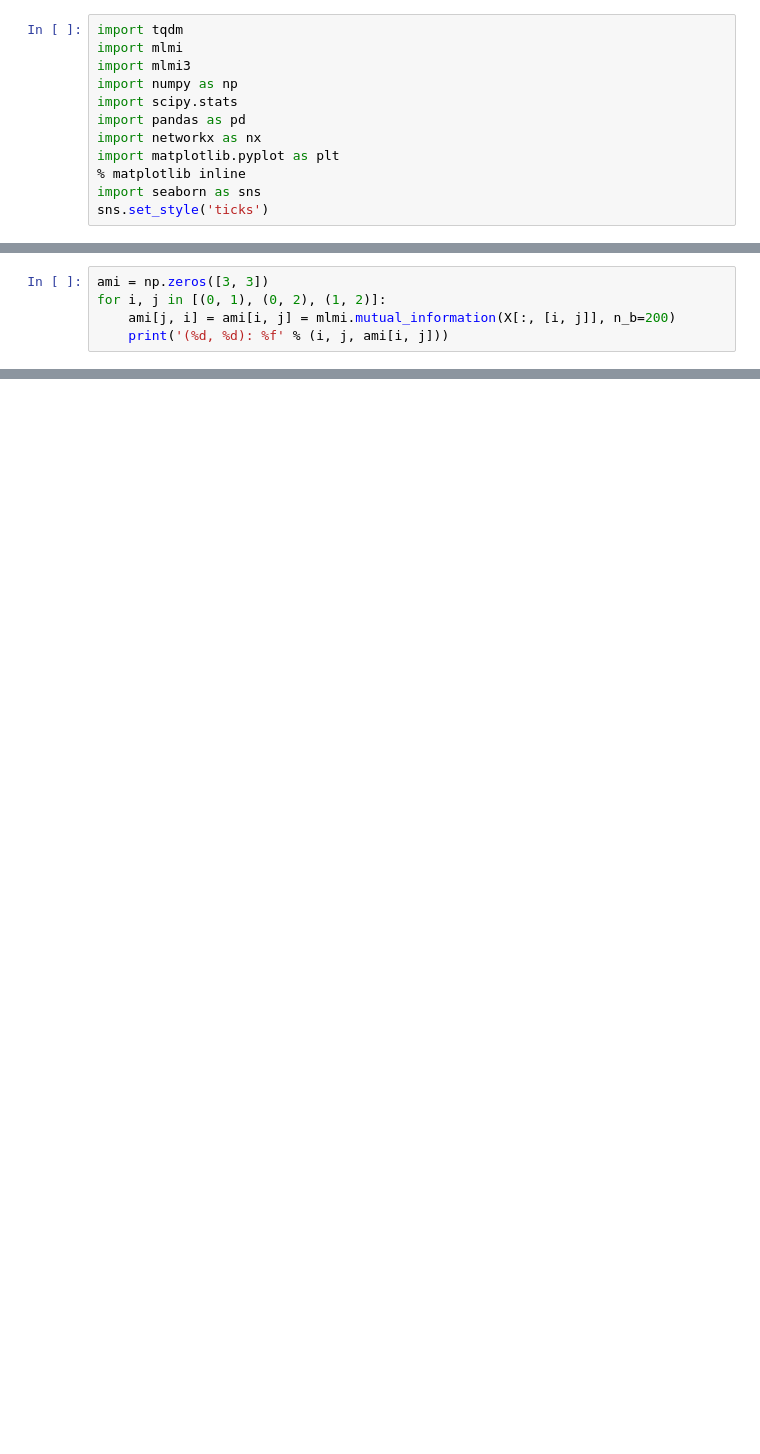
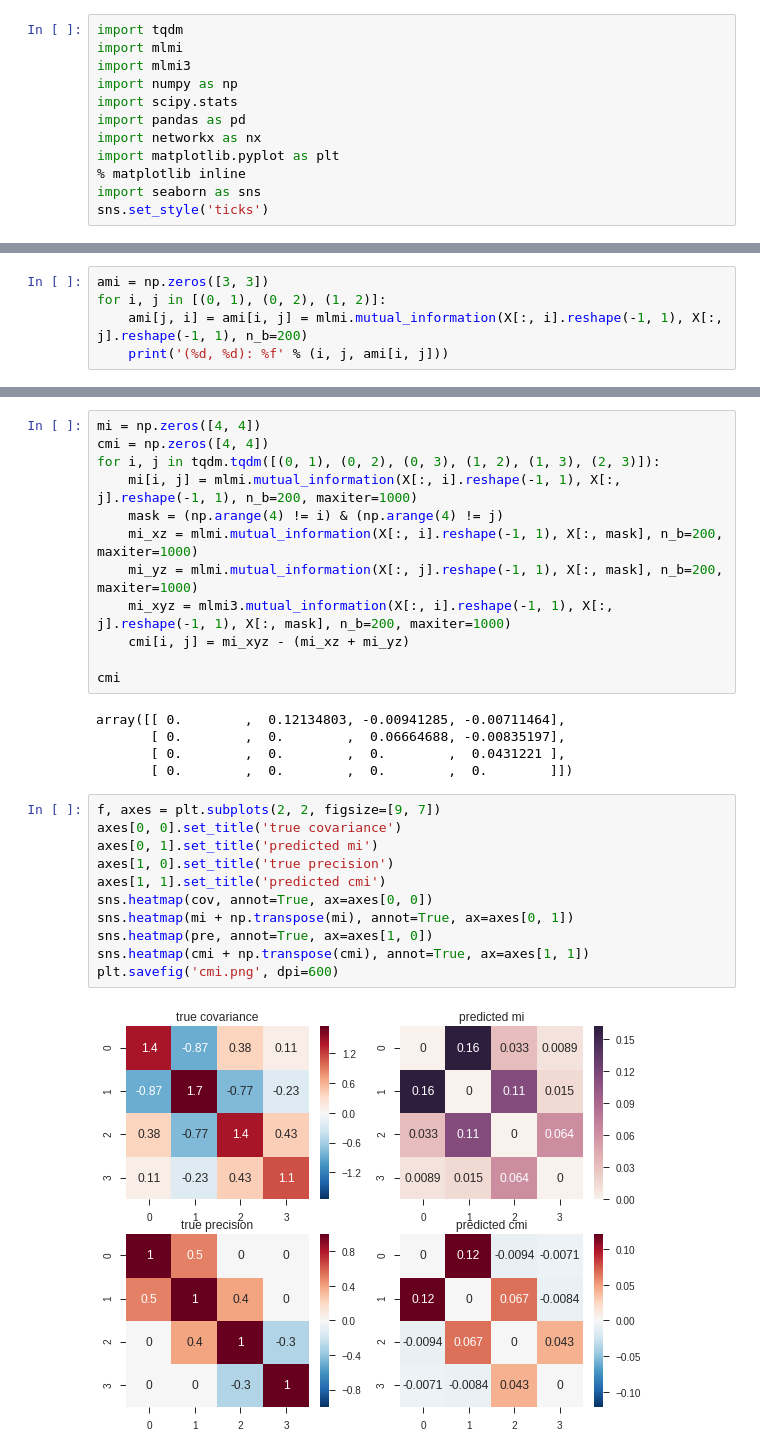
Before and after one commit to y-takashina/density_ratio, a Jupyter notebook: cmi.ipynb, the cells around one changed output, grey strips where cells are left out. Saved outputs shown, nothing was run; the diff lists cells and outputs as text; blank space fills up the shorter version.

```diff
--- a/cmi.ipynb
+++ b/cmi.ipynb
@@ -28,5 +19,5 @@ sns.pairplot(pd.DataFrame(X))
 # %%
 ami = np.zeros([3, 3])
 for i, j in [(0, 1), (0, 2), (1, 2)]:
-    ami[j, i] = ami[i, j] = mlmi.mutual_information(X[:, [i, j]], n_b=200)
+    ami[j, i] = ami[i, j] = mlmi.mutual_information(X[:, i].reshape(-1, 1), X[:, j].reshape(-1, 1), n_b=200)
     print('(%d, %d): %f' % (i, j, ami[i, j]))
@@ -92,0 +49,30 @@ array([[ 0.        ,  0.13839901,  0.00090869,  0.00275229],
+# %%
+mi = np.zeros([4, 4])
+cmi = np.zeros([4, 4])
+for i, j in tqdm.tqdm([(0, 1), (0, 2), (0, 3), (1, 2), (1, 3), (2, 3)]):
+    mi[i, j] = mlmi.mutual_information(X[:, i].reshape(-1, 1), X[:, j].reshape(-1, 1), n_b=200, maxiter=1000)
+    mask = (np.arange(4) != i) & (np.arange(4) != j)
+    mi_xz = mlmi.mutual_information(X[:, i].reshape(-1, 1), X[:, mask], n_b=200, maxiter=1000)
+    mi_yz = mlmi.mutual_information(X[:, j].reshape(-1, 1), X[:, mask], n_b=200, maxiter=1000)
+    mi_xyz = mlmi3.mutual_information(X[:, i].reshape(-1, 1), X[:, j].reshape(-1, 1), X[:, mask], n_b=200, maxiter=1000)
+    cmi[i, j] = mi_xyz - (mi_xz + mi_yz)
+
+cmi
+# %% [output]
+array([[ 0.        ,  0.12134803, -0.00941285, -0.00711464],
+       [ 0.        ,  0.        ,  0.06664688, -0.00835197],
+       [ 0.        ,  0.        ,  0.        ,  0.0431221 ],
+       [ 0.        ,  0.        ,  0.        ,  0.        ]])
+# %%
+f, axes = plt.subplots(2, 2, figsize=[9, 7])
+axes[0, 0].set_title('true covariance')
+axes[0, 1].set_title('predicted mi')
+axes[1, 0].set_title('true precision')
+axes[1, 1].set_title('predicted cmi')
+sns.heatmap(cov, annot=True, ax=axes[0, 0])
+sns.heatmap(mi + np.transpose(mi), annot=True, ax=axes[0, 1])
+sns.heatmap(pre, annot=True, ax=axes[1, 0])
+sns.heatmap(cmi + np.transpose(cmi), annot=True, ax=axes[1, 1])
+plt.savefig('cmi.png', dpi=600)
+# %% [output]
+[figure, added]
```
Also changed, not shown: parts of 9 cells of this notebook, 5 other files.
